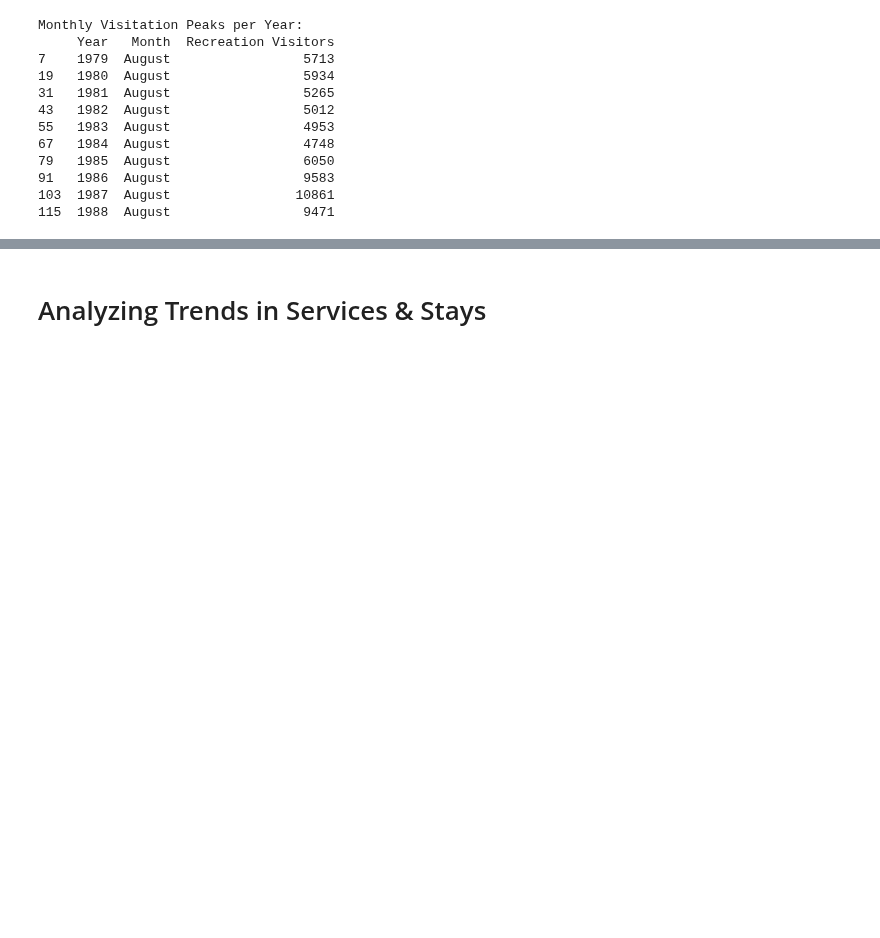
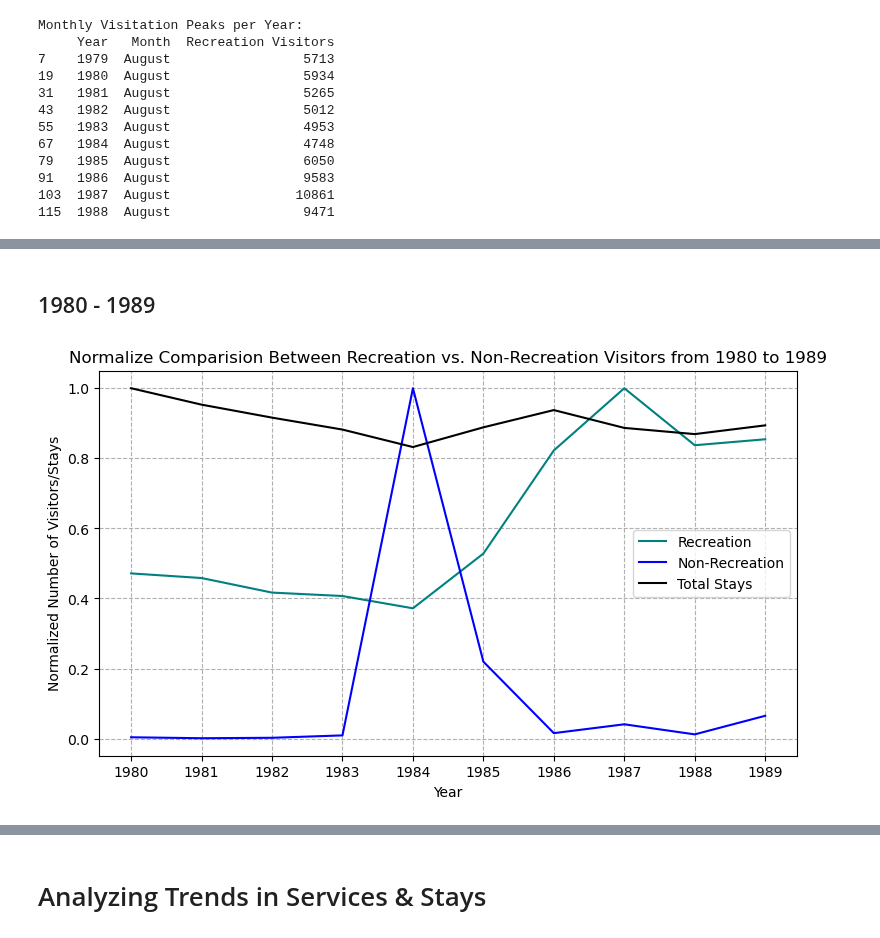
Before and after one commit to Lydia-Tembreull/UN5550Sp26_Final_Project, a Jupyter notebook: UN5550_Final_Project.ipynb, the cells around one changed output, grey strips where cells are left out. Cells and saved outputs as stored; diff of their text form; code cells hidden in the pictures; blank space fills up the shorter version.

```diff
--- a/UN5550_Final_Project.ipynb
+++ b/UN5550_Final_Project.ipynb
@@ -480,0 +517,25 @@ Monthly Visitation Peaks per Year:
+# %% [markdown]
+## 1980 - 1989
+# %%
+sub80s = df_rec[(df_rec['Year'] >= 1980) & (df_rec['Year'] <= 1989)].groupby('Year').sum().reset_index()
+# sub80s
+# %%
+sub80snorm = sub80s / sub80s.max()
+# sub80snorm
+# %%
+# Plot the total visitors for recreation vs. non-recreation visiting in the 1980s
+plt.figure(figsize = (9, 5))
+
+plt.plot(sub80s['Year'], sub80snorm['Rec'], label = 'Recreation', color = 'teal')
+plt.plot(sub80s['Year'], sub80snorm['Non-rec'], label = 'Non-Recreation', color = 'blue')
+plt.plot(sub80s['Year'], sub80snorm['Total Stays'], label = 'Total Stays', color = 'black')
+
+plt.title('Normalize Comparision Between Recreation vs. Non-Recreation Visitors from 1980 to 1989')
+plt.xlabel('Year')
+plt.ylabel('Normalized Number of Visitors/Stays')
+plt.xticks(sub80s['Year'])
+plt.legend()
+plt.grid(True, linestyle = '--')
+plt.show()
+# %% [output]
+[figure, added]
```
Also changed, not shown: parts of 13 cells of this notebook.
